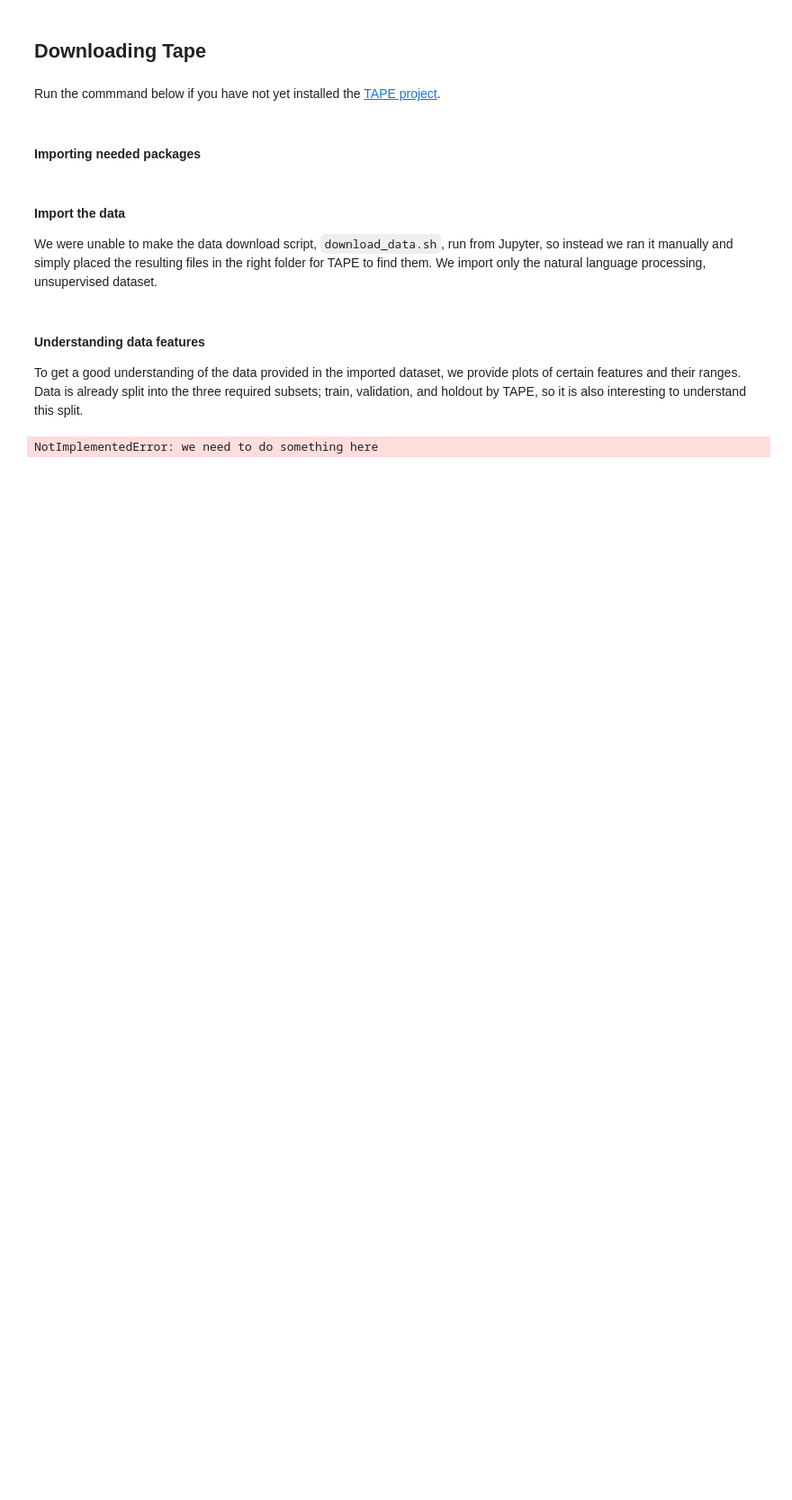
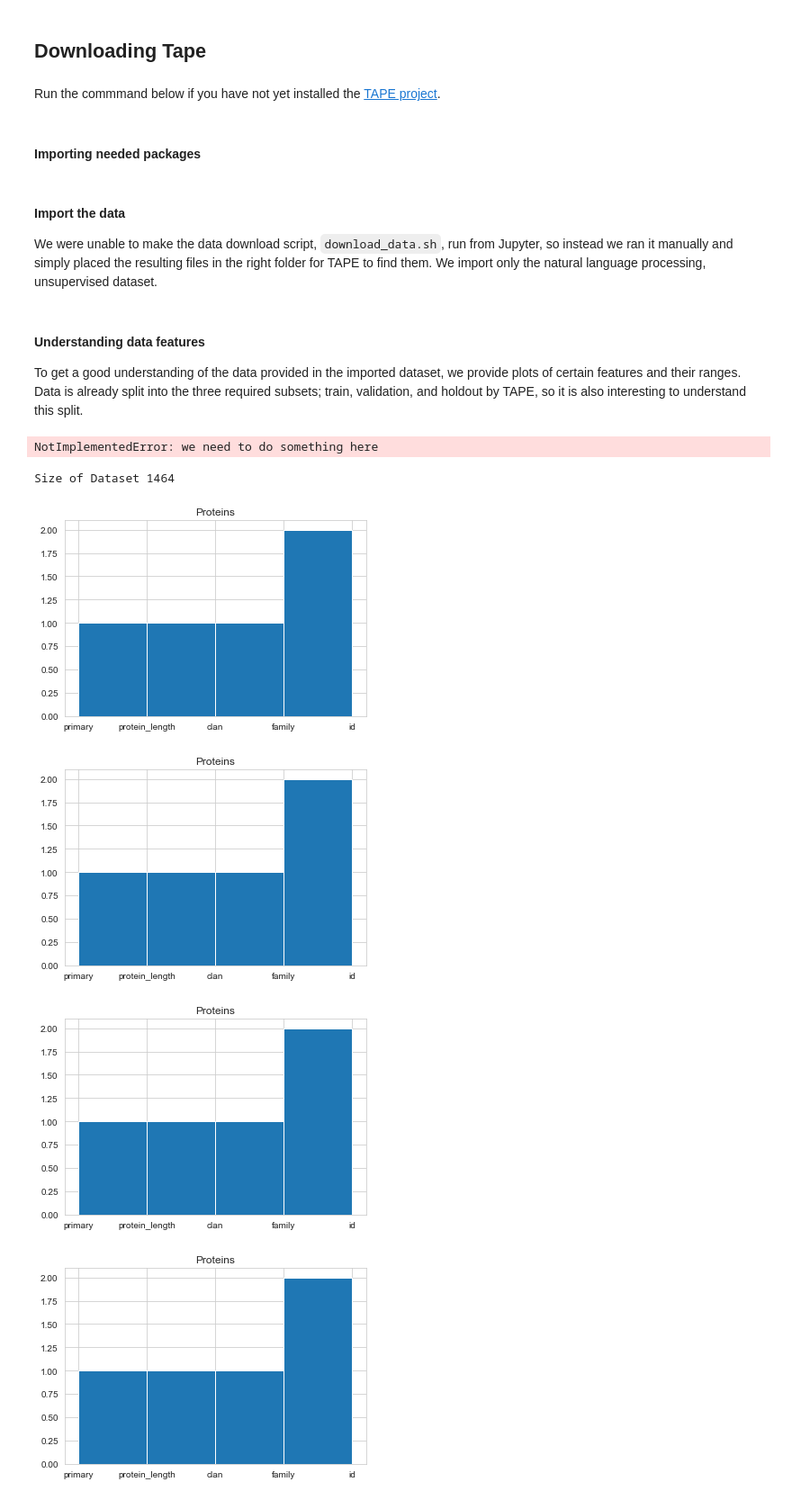
Before and after one commit to hansemandse/prowave, a Jupyter notebook: src/EXE.ipynb, the cells around one changed output. Shown at 90% size. Drawn from its saved outputs; the diff is of its cells as text; code cells hidden in the pictures; blank space fills up the shorter version.

Commit message:
Added some Plotting functionality
WIP

```diff
--- a/src/EXE.ipynb
+++ b/src/EXE.ipynb
@@ -44,3 +44,47 @@ To get a good understanding of the data provided in the imported dataset, we pro
 raise NotImplementedError('we need to do something here')
 # %% [output]
 NotImplementedError: we need to do something here
+# %%
+from tape.datasets import LMDBDataset
+data_path = '/Users/lucasballing/Desktop/DeepLearningProject/prowave-main/data/pfam/pfam_holdout.lmdb' # 'Your File Path here'
+
+
+np.train_datav2 = np.array(LMDBDataset(data_path))
+train_datav3 = (LMDBDataset(data_path))
+print("Size of Dataset",train_data[2][3] )
+# %% [output]
+Size of Dataset 1464
+# %%
+_ = plt.hist(np.train_datav2[2], bins='auto')  # arguments are passed to np.histogram
+plt.title("Proteins")
+plt.Text(0.5, 1.0, "Histogram with 'auto' bins")
+plt.show()
+
+_ = plt.hist(np.train_datav2[5], bins='auto')  # arguments are passed to np.histogram
+plt.title("Proteins")
+plt.Text(0.5, 1.0, "Histogram with 'auto' bins")
+plt.show()
+
+_ = plt.hist(np.train_datav2[4], bins='auto')  # arguments are passed to np.histogram
+plt.title("Proteins")
+plt.Text(0.5, 1.0, "Histogram with 'auto' bins")
+plt.show()
+
+_ = plt.hist(train_datav3[1], bins='auto')  # arguments are passed to np.histogram
+plt.title("Proteins")
+plt.Text(0.5, 1.0, "Histogram with 'auto' bins")
+plt.show()
+
+print("Size of Dataset: ",np.size(np.train_datav2) )
+print("Dataset looks like this  ",(np.train_datav2) )
+
+
+# Not Numpy array
+
+print("Size of Dataset: ",np.size(train_datav3) )
+print("Dataset looks like this  ",(train_datav3) )
+# %% [output]
+[figure, added]
+[figure, added]
+[figure, added]
+[figure, added]
```
Also changed, not shown: parts of 6 cells of this notebook.
